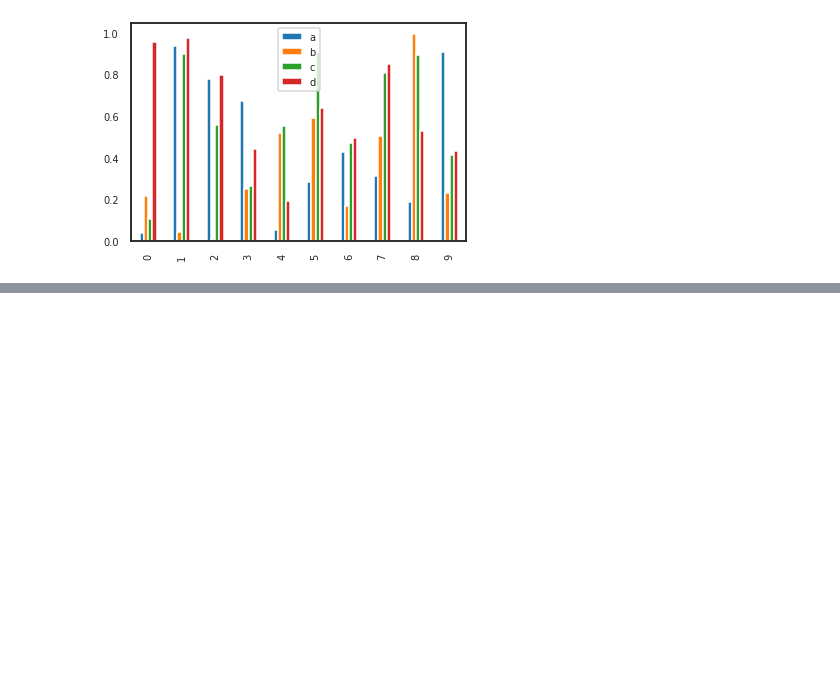
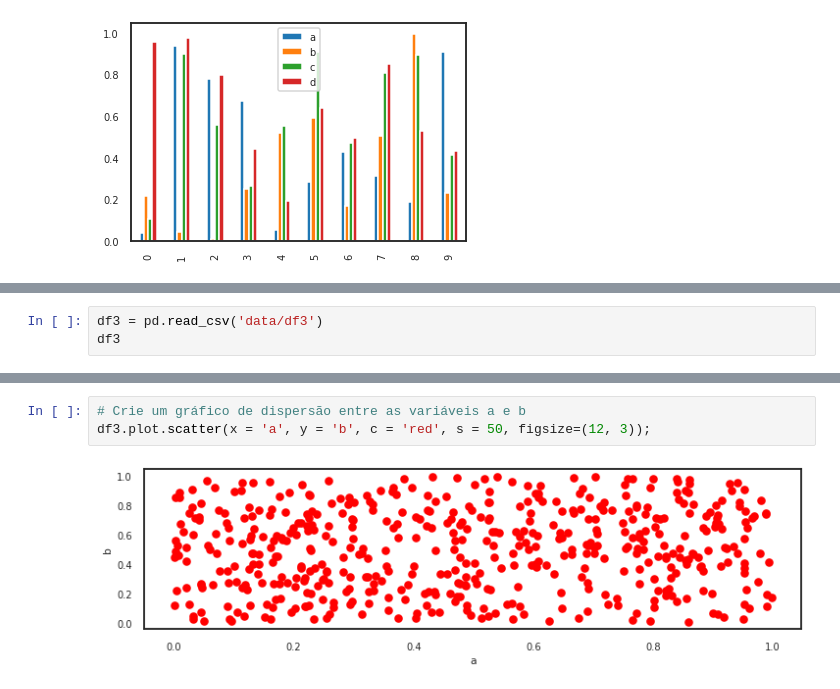
Before and after one commit to FivMeyer/Python_Studies, a Jupyter notebook: 00_basic_python.ipynb, the cells around one changed output, grey strips where cells are left out. Drawn from its saved outputs; the diff is of its cells as text; blank space fills up the shorter version.

Commit message:
Add Data Exploratory Script and files

```diff
--- a/00_basic_python.ipynb
+++ b/00_basic_python.ipynb
@@ -2491 +2486,4 @@ df2.plot.bar(stacked = True)
 [figure]
+# %%
+df3 = pd.read_csv('data/df3')
+df3
@@ -2491,0 +2504,5 @@ df2.plot.bar(stacked = True)
+# %%
+# Crie um gráfico de dispersão entre as variáveis a e b
+df3.plot.scatter(x = 'a', y = 'b', c = 'red', s = 50, figsize=(12, 3));
+# %% [output]
+[figure, added]
```
Also changed, not shown: parts of 68 cells of this notebook, 6 other files.
